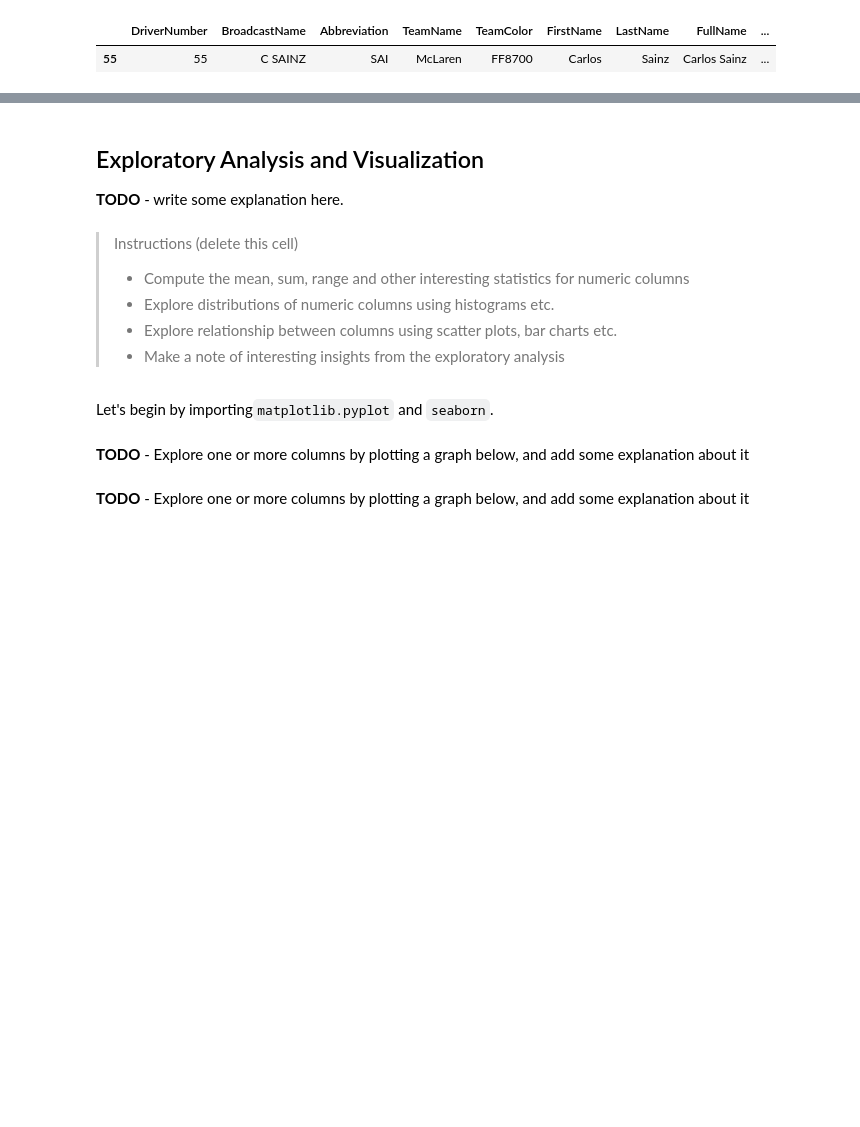
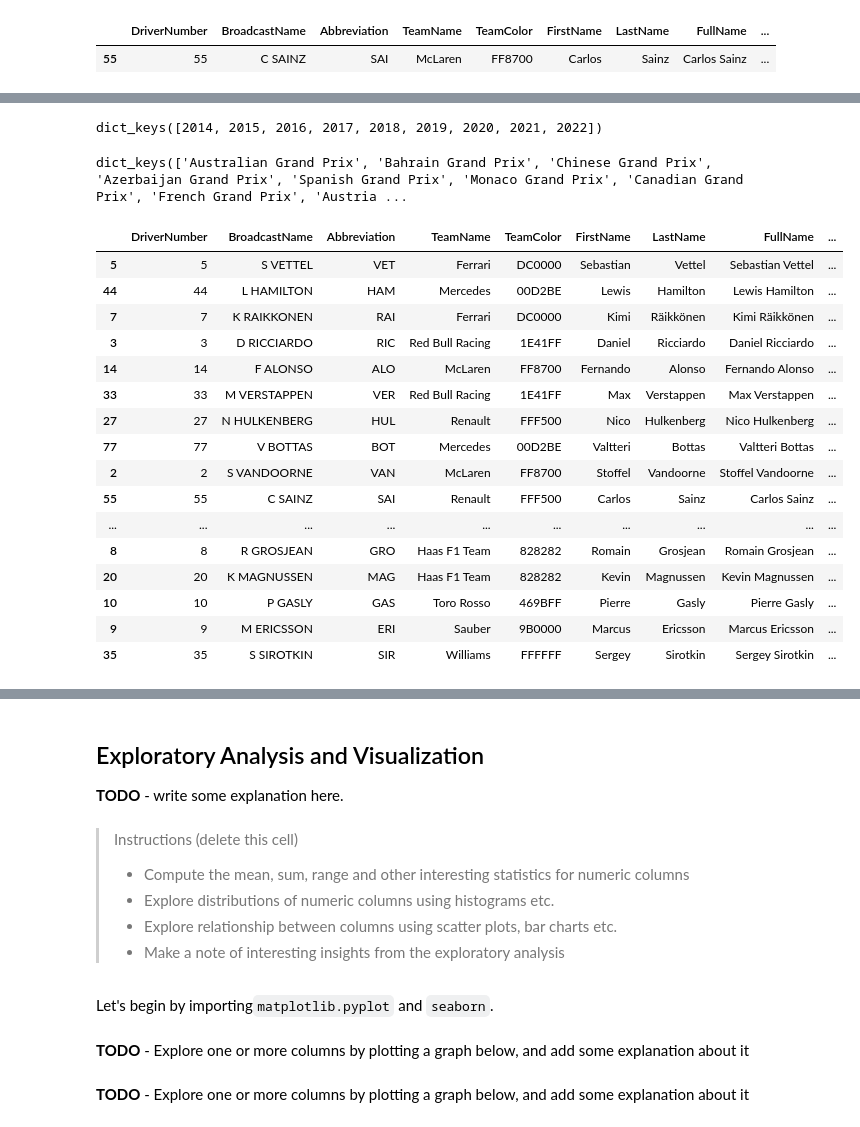
Before and after one commit to Zoibderg/F1-Analysis, a Jupyter notebook: Hybrid_Era_Analysis.ipynb, the cells around one changed output, grey strips where cells are left out. Saved outputs shown, nothing was run; the diff lists cells and outputs as text; code cells hidden in the pictures; blank space fills up the shorter version.

Commit message:
quick check on data

```diff
--- a/Hybrid_Era_Analysis.ipynb
+++ b/Hybrid_Era_Analysis.ipynb
@@ -221,7 +223,7 @@ class FormulaOneDataPreper:
 
         if year is None and event is None:
             # NO YEAR OR EVENT SPECIFIED, GET ALL EVENTS FOR ALL SCHEDULED YEARS
-            self.event_data_helper_all()
+            self.event_data_helper_all(session)
         elif year is None:
             # NO YEAR SPECIFIED, GET ALL EVENTS FOR THE SPECIFIED EVENT
             self.event_data_helper_event(event, session)
@@ -235,7 +237,7 @@ class FormulaOneDataPreper:
             results = data.results
             self.event_data[year][event] = results
 
-    def event_data_helper_all(self):
+    def event_data_helper_all(self, session):
         events = {}
         for i in range(self.start, self.end):
             year_stage = {}
@@ -373,0 +380,4 @@ event_data['Styrian Grand Prix']
+# %%
+hybrid_schedule = hybrid_data.hybrid_schs
+hybrid_events = hybrid_data.events
+hybrid_event_data = hybrid_data.event_data
@@ -374,3 +408,31 @@ event_data['Styrian Grand Prix']
+# %%
+hybrid_event_data.keys()
+# %% [output]
+dict_keys([2014, 2015, 2016, 2017, 2018, 2019, 2020, 2021, 2022])
+# %%
+hybrid_event_data[2018].keys()
+# %% [output]
+dict_keys(['Australian Grand Prix', 'Bahrain Grand Prix', 'Chinese Grand Prix', 'Azerbaijan Grand Prix', 'Spanish Grand Prix', 'Monaco Grand Prix', 'Canadian Grand Prix', 'French Grand Prix', 'Austria ...
+# %%
+hybrid_event_data[2018]['Australian Grand Prix']
+# %% [output]
+|  | DriverNumber | BroadcastName | Abbreviation | TeamName | TeamColor | FirstName | LastName | FullName | ... |
+| 5 | 5 | S VETTEL | VET | Ferrari | DC0000 | Sebastian | Vettel | Sebastian Vettel | ... |
+| 44 | 44 | L HAMILTON | HAM | Mercedes | 00D2BE | Lewis | Hamilton | Lewis Hamilton | ... |
+| 7 | 7 | K RAIKKONEN | RAI | Ferrari | DC0000 | Kimi | Räikkönen | Kimi Räikkönen | ... |
+| 3 | 3 | D RICCIARDO | RIC | Red Bull Racing | 1E41FF | Daniel | Ricciardo | Daniel Ricciardo | ... |
+| 14 | 14 | F ALONSO | ALO | McLaren | FF8700 | Fernando | Alonso | Fernando Alonso | ... |
+| 33 | 33 | M VERSTAPPEN | VER | Red Bull Racing | 1E41FF | Max | Verstappen | Max Verstappen | ... |
+| 27 | 27 | N HULKENBERG | HUL | Renault | FFF500 | Nico | Hulkenberg | Nico Hulkenberg | ... |
+| 77 | 77 | V BOTTAS | BOT | Mercedes | 00D2BE | Valtteri | Bottas | Valtteri Bottas | ... |
+| 2 | 2 | S VANDOORNE | VAN | McLaren | FF8700 | Stoffel | Vandoorne | Stoffel Vandoorne | ... |
+| 55 | 55 | C SAINZ | SAI | Renault | FFF500 | Carlos | Sainz | Carlos Sainz | ... |
+| ... | ... | ... | ... | ... | ... | ... | ... | ... | ... |
+| 8 | 8 | R GROSJEAN | GRO | Haas F1 Team | 828282 | Romain | Grosjean | Romain Grosjean | ... |
+| 20 | 20 | K MAGNUSSEN | MAG | Haas F1 Team | 828282 | Kevin | Magnussen | Kevin Magnussen | ... |
+| 10 | 10 | P GASLY | GAS | Toro Rosso | 469BFF | Pierre | Gasly | Pierre Gasly | ... |
+| 9 | 9 | M ERICSSON | ERI | Sauber | 9B0000 | Marcus | Ericsson | Marcus Ericsson | ... |
+| 35 | 35 | S SIROTKIN | SIR | Williams | FFFFFF | Sergey | Sirotkin | Sergey Sirotkin | ... |
 # %%
 # LETS MAKE ANOTHER JOVIAN COMMIT
 jovian.commit(project=project_name, filename=project_file, files=["explore_ergast.py","explore_ergastpy.py", "notebook_source", "cache"])
```
Also changed, not shown: parts of 12 cells of this notebook.
